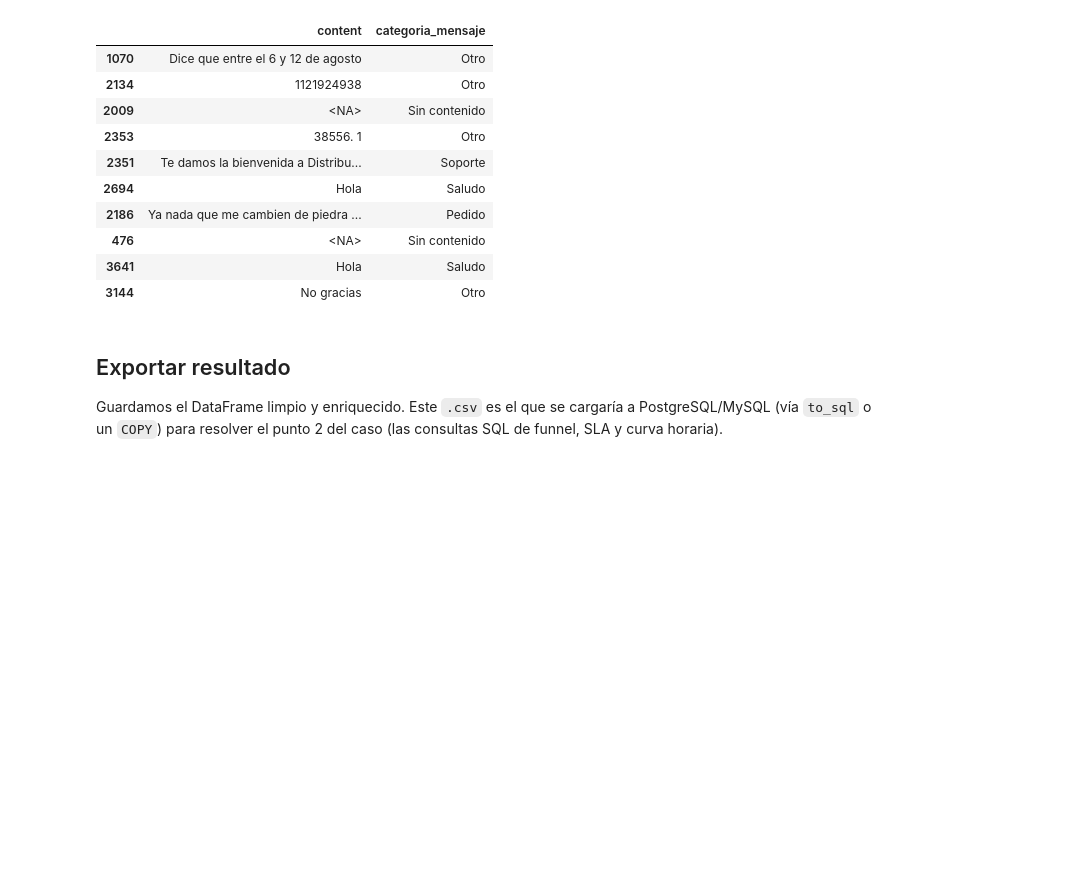
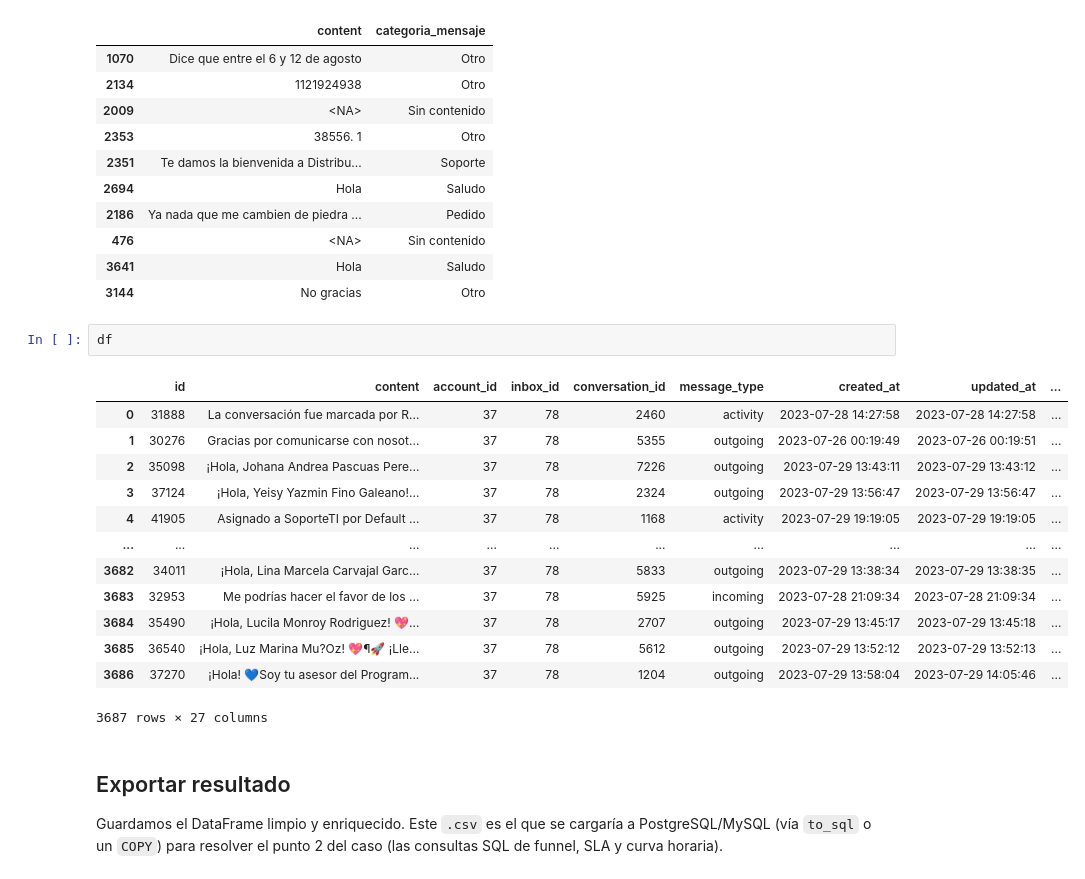
Before and after one commit to Olman-dep/prueba-t-cnica-LikeU, a Jupyter notebook: Src/Caso_Tecnico_Punto.ipynb, the cells around one changed output. Drawn from its saved outputs; the diff is of its cells as text; blank space fills up the shorter version.

```diff
--- a/Src/Caso_Tecnico_Punto.ipynb
+++ b/Src/Caso_Tecnico_Punto.ipynb
@@ -291,6 +291,22 @@ df.loc[mask_incoming, ["content", "categoria_mensaje"]].sample(10, random_state=
 | 476 | <NA> | Sin contenido |
 | 3641 | Hola | Saludo |
 | 3144 | No gracias | Otro |
+# %%
+df
+# %% [output]
+|  | id | content | account_id | inbox_id | conversation_id | message_type | created_at | updated_at | ... |
+| 0 | 31888 | La conversación fue marcada por R... | 37 | 78 | 2460 | activity | 2023-07-28 14:27:58 | 2023-07-28 14:27:58 | ... |
+| 1 | 30276 | Gracias por comunicarse con nosot... | 37 | 78 | 5355 | outgoing | 2023-07-26 00:19:49 | 2023-07-26 00:19:51 | ... |
+| 2 | 35098 | ¡Hola, Johana Andrea Pascuas Pere... | 37 | 78 | 7226 | outgoing | 2023-07-29 13:43:11 | 2023-07-29 13:43:12 | ... |
+| 3 | 37124 | ¡Hola, Yeisy Yazmin Fino Galeano!... | 37 | 78 | 2324 | outgoing | 2023-07-29 13:56:47 | 2023-07-29 13:56:47 | ... |
+| 4 | 41905 | Asignado a SoporteTI por Default ... | 37 | 78 | 1168 | activity | 2023-07-29 19:19:05 | 2023-07-29 19:19:05 | ... |
+| ... | ... | ... | ... | ... | ... | ... | ... | ... | ... |
+| 3682 | 34011 | ¡Hola, Lina Marcela Carvajal Garc... | 37 | 78 | 5833 | outgoing | 2023-07-29 13:38:34 | 2023-07-29 13:38:35 | ... |
+| 3683 | 32953 | Me podrías hacer el favor de los ... | 37 | 78 | 5925 | incoming | 2023-07-28 21:09:34 | 2023-07-28 21:09:34 | ... |
+| 3684 | 35490 | ¡Hola, Lucila Monroy Rodriguez! 💖... | 37 | 78 | 2707 | outgoing | 2023-07-29 13:45:17 | 2023-07-29 13:45:18 | ... |
+| 3685 | 36540 | ¡Hola, Luz Marina Mu?Oz! 💖¶🚀 ¡Lle... | 37 | 78 | 5612 | outgoing | 2023-07-29 13:52:12 | 2023-07-29 13:52:13 | ... |
+| 3686 | 37270 | ¡Hola! 💙Soy tu asesor del Program... | 37 | 78 | 1204 | outgoing | 2023-07-29 13:58:04 | 2023-07-29 14:05:46 | ... |
+3687 rows × 27 columns
 # %% [markdown]
 ## Exportar resultado
 
```
